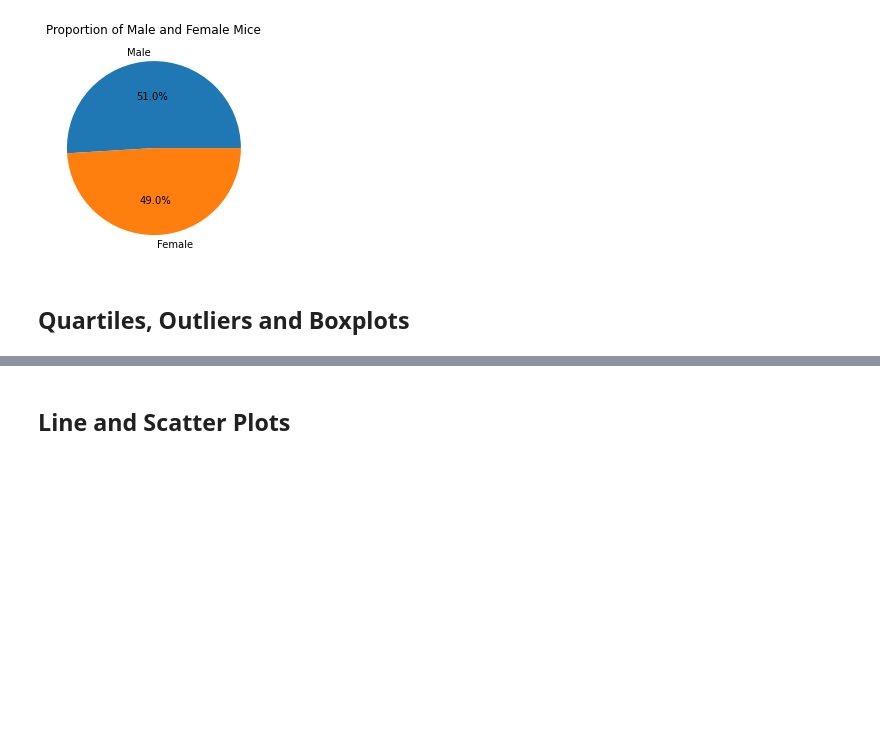
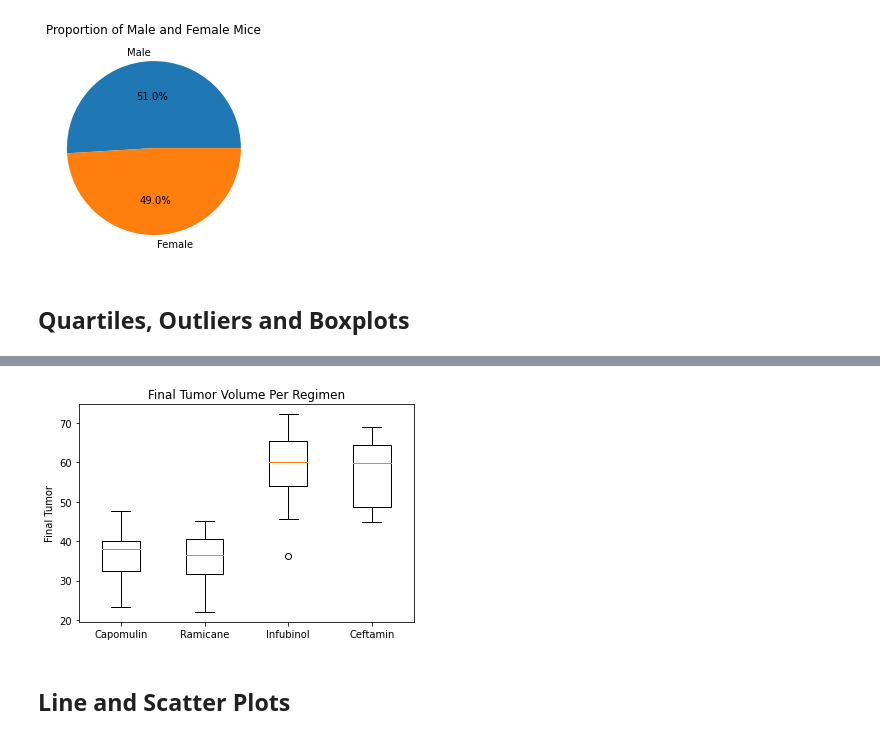
Before and after one commit to ashparra97/Matplotlib-challenge, a Jupyter notebook: pymaceuticals_starter.ipynb, the cells around one changed output, grey strips where cells are left out. Saved outputs shown, nothing was run; the diff lists cells and outputs as text; code cells hidden in the pictures; blank space fills up the shorter version.

```diff
--- a/pymaceuticals_starter.ipynb
+++ b/pymaceuticals_starter.ipynb
@@ -265,0 +257,33 @@ Name: Timepoint, dtype: int64
+# %%
+# Put treatments into a list for for loop (and later for plot labels)
+treatments = ["Capomulin", "Ramicane", "Infubinol","Ceftamin"]
+fin_df = final_df[["Drug Regimen", "Tumor Volume (mm3)"]]
+fin_df
+# Create empty list to fill with tumor vol data (for plotting)
+emptytumorvol = []
+
+# Calculate the IQR and quantitatively determine if there are any potential outliers.
+for treatment in treatments:
+    drug_df = fin_df.loc[final_df["Drug Regimen"] == treatment]
+    fin_vol = drug_df["Tumor Volume (mm3)"]
+    emptytumorvol.append(fin_vol)
+emptytumorvol[0]
+
+# Find the IQR for each of the regimens
+for i in range(4):
+    quartiles = emptytumorvol[i].quantile([.25,.5,.75])
+    lower = quartiles[.25]
+    upper = quartiles[.75]
+    iqr = upper-lower
+    print(f"The interquartile range of tumor volume for {treatments[i]} is: {iqr}")
+
+    # Find lower and upper bounds for each
+    lower_bound = lower - (1.5*iqr)
+    upper_bound = upper + (1.5*iqr)
+    print(f"For {treatments[i]}, values above {upper_bound} could be outliers")
+    print(f"For {treatments[i]}, values below {lower_bound} could be outliers")
+
+    # Find outliers for each
+    outliers1 = emptytumorvol[i].loc[(emptytumorvol[i] < lower_bound)]
+    outliers2 = emptytumorvol[i].loc[(emptytumorvol[i] > upper_bound)]
+    print(f"For {treatments[i]}, {outliers1} and {outliers2} are outliers")
@@ -266,4 +308,12 @@ Name: Timepoint, dtype: int64
 # %%
 # Generate a box plot of the final tumor volume of each mouse across four regimens of interest
+fig1, ax1 = plt.subplots()
+ax1.boxplot(emptytumorvol)
+ax1.set_title("Final Tumor Volume Per Regimen")
+ax1.set_ylabel("Final Tumor")
+plt.xticks(ticks=[1,2,3,4],labels=treatments)
+plt.show()
+# %% [output]
+[figure, added]
 # %% [markdown]
 ## Line and Scatter Plots
```
Also changed, not shown: parts of 9 cells of this notebook.
